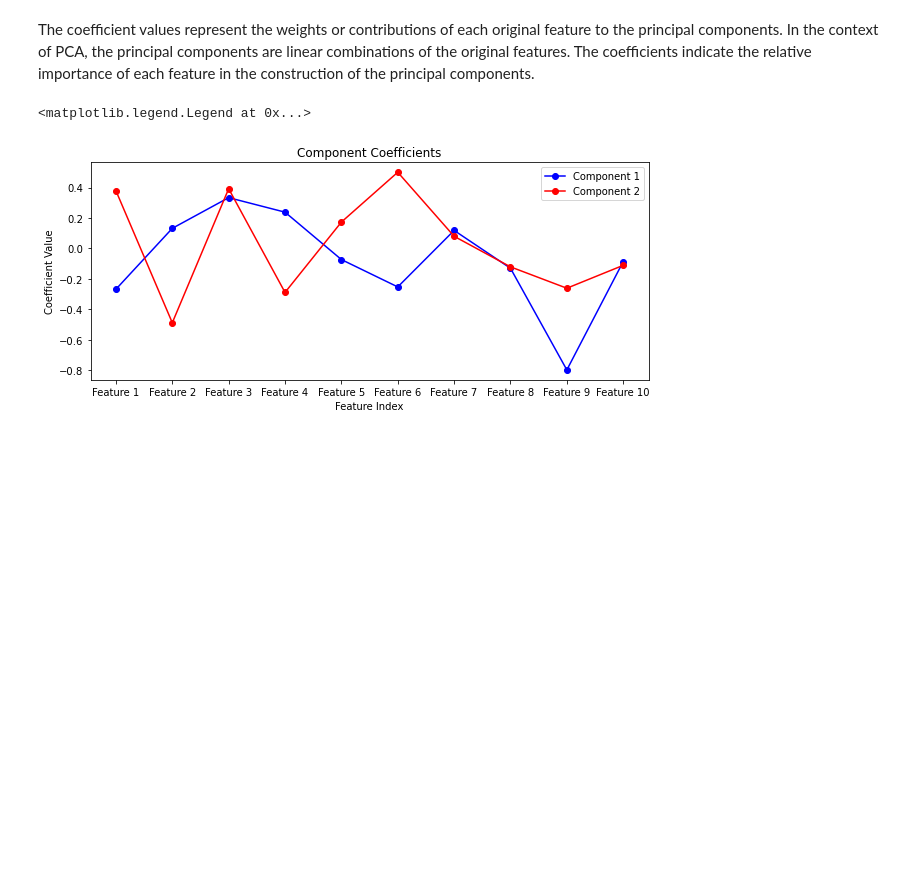
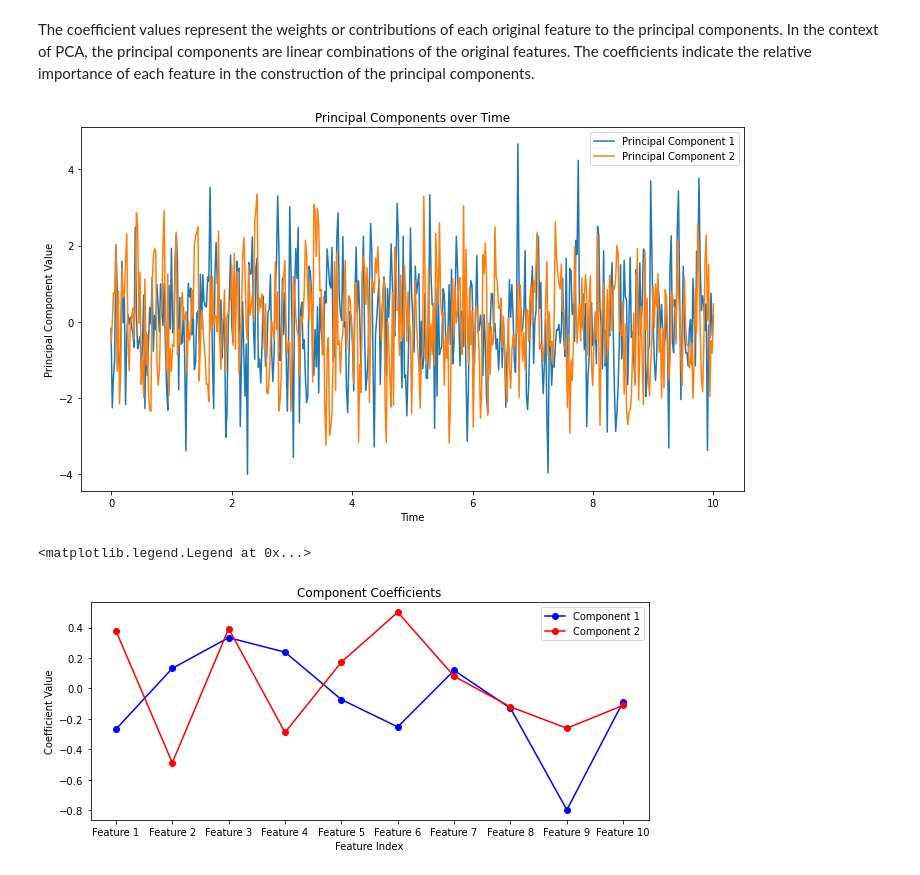
Before and after one commit to shimaabadi/BENGR310, a Jupyter notebook: PCA.ipynb, the cells around one changed output. Saved outputs shown, nothing was run; the diff lists cells and outputs as text; code cells hidden in the pictures; blank space fills up the shorter version.

```diff
--- a/PCA.ipynb
+++ b/PCA.ipynb
@@ -56,5 +43,23 @@ plt.show()
 # %% [markdown]
 The coefficient values represent the weights or contributions of each original feature to the principal components. In the context of PCA, the principal components are linear combinations of the original features. The coefficients indicate the relative importance of each feature in the construction of the principal components.
+# %%
+# Perform PCA
+pca = PCA(n_components=2)
+data_pca = pca.fit_transform(data)
+
+# Plot the principal components over time
+plt.figure(figsize=(10, 6))
+plt.plot(time, data_pca[:, 0], label='Principal Component 1')
+plt.plot(time, data_pca[:, 1], label='Principal Component 2')
+plt.xlabel('Time')
+plt.ylabel('Principal Component Value')
+plt.title('Principal Components over Time')
+plt.legend()
+
+plt.tight_layout()
+plt.show()
+# %% [output]
+[figure, added]
 # %%
 plt.figure(figsize=(10, 4))
 plt.plot(range(len(pca.components_[0])), pca.components_[0], 'bo-', label='Component 1')
```
Also changed, not shown: parts of 1 cell of this notebook, 3 other files.
